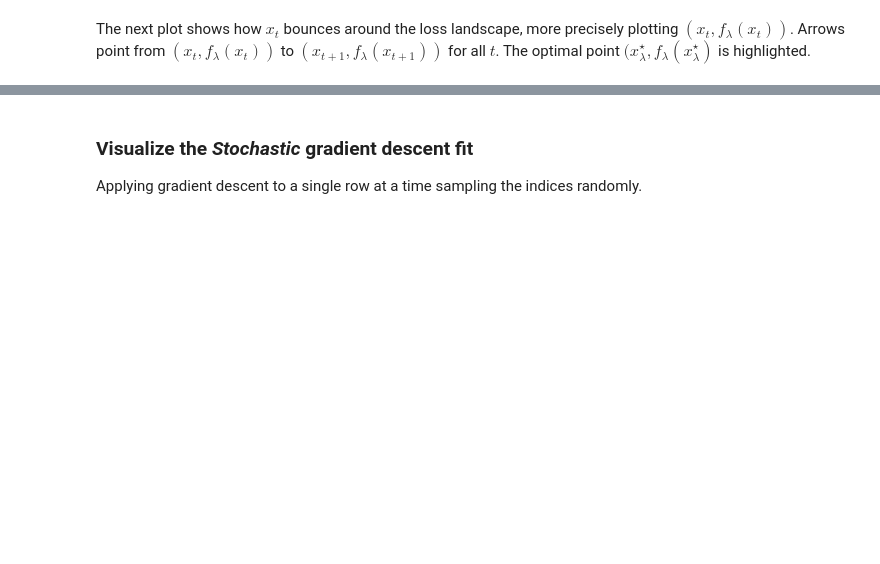
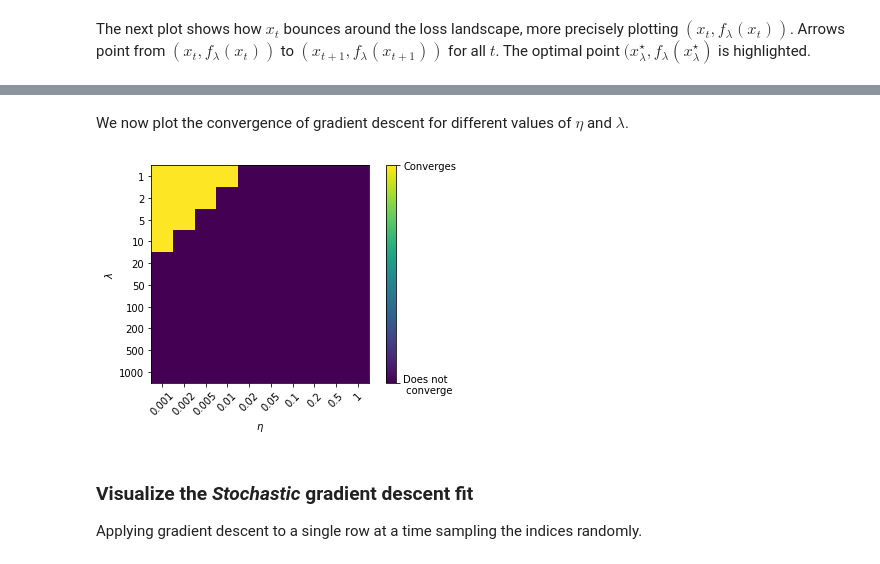
Before and after one commit to RobvanGastel/optimization-ml, a Jupyter notebook: Gradient_descent_convergence.ipynb, the cells around one changed output, grey strips where cells are left out. Drawn from its saved outputs; the diff is of its cells as text; code cells hidden in the pictures; blank space fills up the shorter version.

```diff
--- a/Gradient_descent_convergence.ipynb
+++ b/Gradient_descent_convergence.ipynb
@@ -217,3 +221,40 @@ plot_x_trajectory_1d(f_1, x_history_gd, x_rr_1)
+# %% [markdown]
+We now plot the convergence of gradient descent for different values of $\eta$ and $\lambda$.
+# %%
+def convergence_heatmap(A, y, etas, lmbdas, gd_fn, T, convergence_tol, time_avg):
+    eta_lmbda_matrix = np.zeros(shape=(len(etas), len(lmbdas)))
+    for i in range(len(etas)):
+        for j in range(len(lmbdas)):
+            x_history = gd_fn(A, y, lmbdas[j], etas[i], T)
+            if time_avg:
+                x_history = time_average(x_history)
+            x_T = x_history[-1]
+            x_rr = ridge_regression_sol(A, y, lmbdas[j])
+            eta_lmbda_matrix[i, j] = 1.0 if np.linalg.norm(x_rr - x_T) < convergence_tol else 0.0
+
+    plt.xlabel("$\eta$")
+    plt.ylabel("$\lambda$")
+
+    plt.xticks(range(len(etas)), etas, rotation = 45)
+    plt.yticks(range(len(lmbdas)), lmbdas)
+
+    plt.imshow(eta_lmbda_matrix)
+    cbar = plt.colorbar()
+    cbar.set_ticks([0,1])
+    cbar.set_ticklabels(["Does not \n converge", "Converges"])
+
+def convergence_heatmap_gd(A, y, etas, lmbdas, T=200, convergence_tol=0.1, time_avg=False):
+    convergence_heatmap(A,  y, etas, lmbdas, ridge_regression_gd, T, convergence_tol, time_avg)
+
+def convergence_heatmap_sgd(A, y, etas, lmbdas, T=200, convergence_tol=0.1, time_avg=False):
+    convergence_heatmap(A,  y, etas, lmbdas, ridge_regression_sgd, T, convergence_tol, time_avg)
+# %%
+etas = [1e-3, 2*1e-3, 5*1e-3, 1e-2, 2*1e-2, 5*1e-2, 1e-1, 2*1e-1, 5*1e-1, 1]
+lmbdas = [1, 2, 5, 10, 20, 50, 100, 200, 500, 1000]
+
+convergence_heatmap_gd(A_1, y_1, etas, lmbdas, T = 100, convergence_tol=1)
+# %% [output]
+[figure, added]
 # %% [markdown]
 ### Visualize the *Stochastic* gradient descent fit
 Applying gradient descent to a single row at a time sampling the indices randomly.
```
Also changed, not shown: parts of 39 cells of this notebook.
